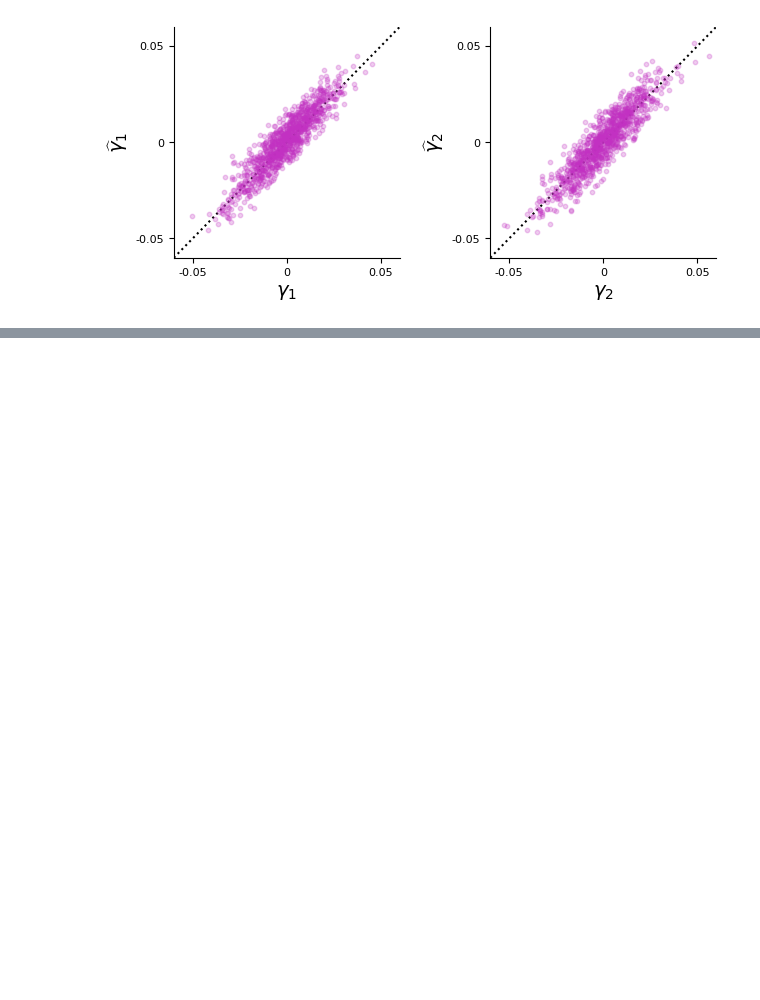
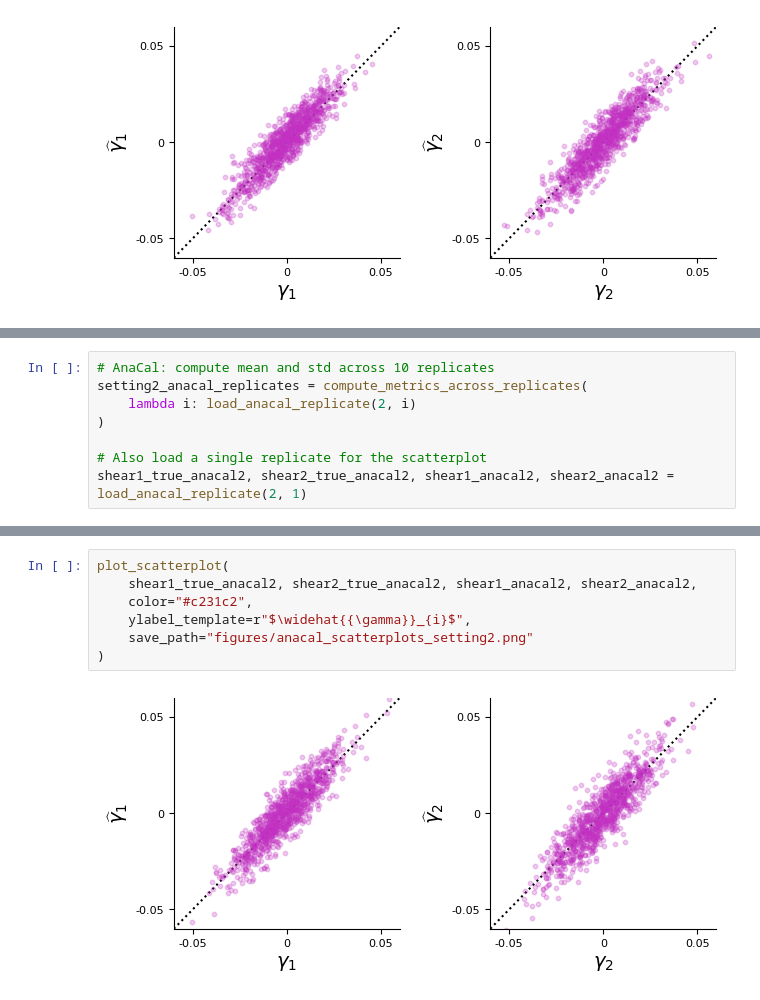
Before and after one commit to prob-ml/blissWL, a Jupyter notebook: images_to_maps/descwl/results/scatterplots.ipynb, the cells around one changed output, grey strips where cells are left out. Cells and saved outputs as stored; diff of their text form; blank space fills up the shorter version.

Commit message:
Results for anacal setting 2

```diff
--- a/images_to_maps/descwl/results/scatterplots.ipynb
+++ b/images_to_maps/descwl/results/scatterplots.ipynb
@@ -179,0 +182,8 @@ plot_scatterplot(
+# %%
+# AnaCal: compute mean and std across 10 replicates
+setting2_anacal_replicates = compute_metrics_across_replicates(
+    lambda i: load_anacal_replicate(2, i)
+)
+
+# Also load a single replicate for the scatterplot
+shear1_true_anacal2, shear2_true_anacal2, shear1_anacal2, shear2_anacal2 = load_anacal_replicate(2, 1)
@@ -179,0 +203,9 @@ plot_scatterplot(
+# %%
+plot_scatterplot(
+    shear1_true_anacal2, shear2_true_anacal2, shear1_anacal2, shear2_anacal2,
+    color="#c231c2",
+    ylabel_template=r"$\widehat{{\gamma}}_{i}$",
+    save_path="figures/anacal_scatterplots_setting2.png"
+)
+# %% [output]
+[figure, added]
```
Also changed, not shown: parts of 2 cells of this notebook.
